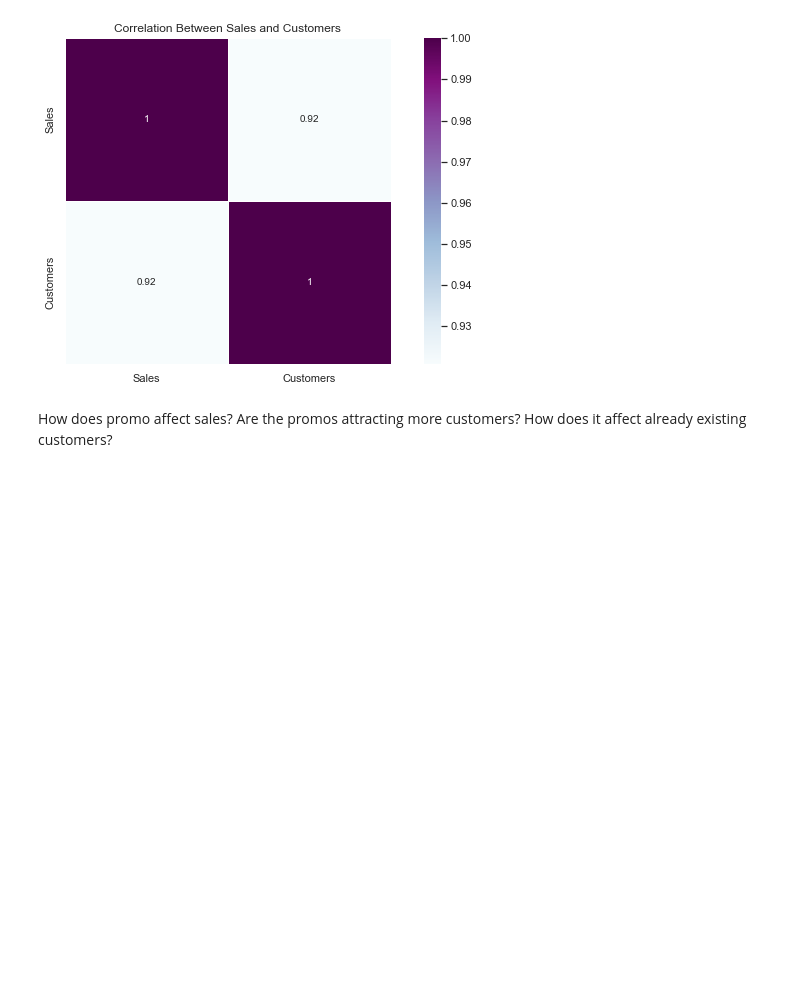
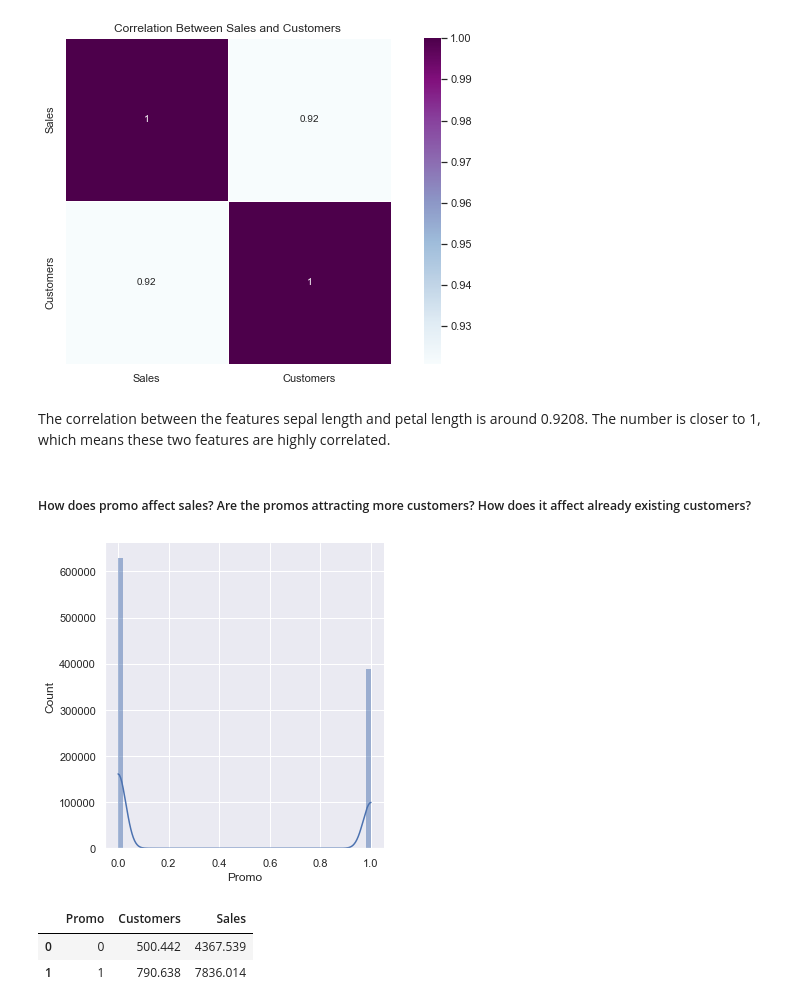
Before and after one commit to Yohanes-GR/Pharmaceutical-Sales-Forcasting, a Jupyter notebook: notebooks/EDA.ipynb, the cells around one changed output. Drawn from its saved outputs; the diff is of its cells as text; code cells hidden in the pictures; blank space fills up the shorter version.

```diff
--- a/notebooks/EDA.ipynb
+++ b/notebooks/EDA.ipynb
@@ -500,2 +537,4 @@ sns.regplot(x=train_data["Sales"], y=train_data["Customers"])
+# %% [markdown]
+The correlation between the features sepal length and petal length is around 0.9208. The number is closer to 1, which means these two features are highly correlated.
 # %% [markdown]
-How does promo affect sales? Are the promos attracting more customers? How does it affect already existing customers?
+##### How does promo affect sales? Are the promos attracting more customers? How does it affect already existing customers?
@@ -503,0 +541,4 @@ train_df['Promo'].hist(figsize=(12,7))
+# %%
+sns.displot(x='Promo', data=train_df, linewidth=0, kde=True);
+# %% [output]
+[figure, added]
@@ -503,0 +550,6 @@ train_df['Promo'].hist(figsize=(12,7))
+# %%
+evaluate_promotion(train_data, 'Promo', 'Customers', 'Sales', 'mean')
+# %% [output]
+|  | Promo | Customers | Sales |
+| 0 | 0 | 500.442 | 4367.539 |
+| 1 | 1 | 790.638 | 7836.014 |
```
Also changed, not shown: parts of 17 cells of this notebook, 1 other file.
